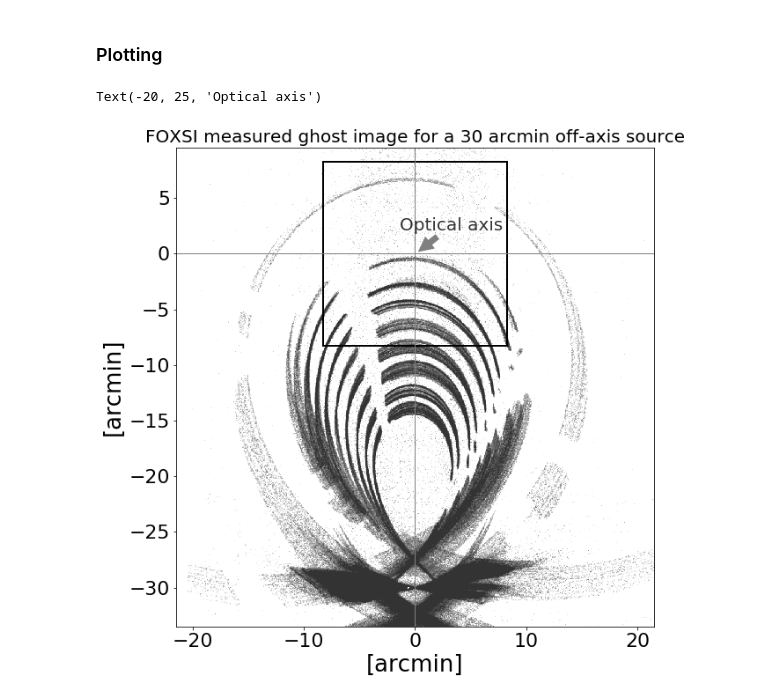
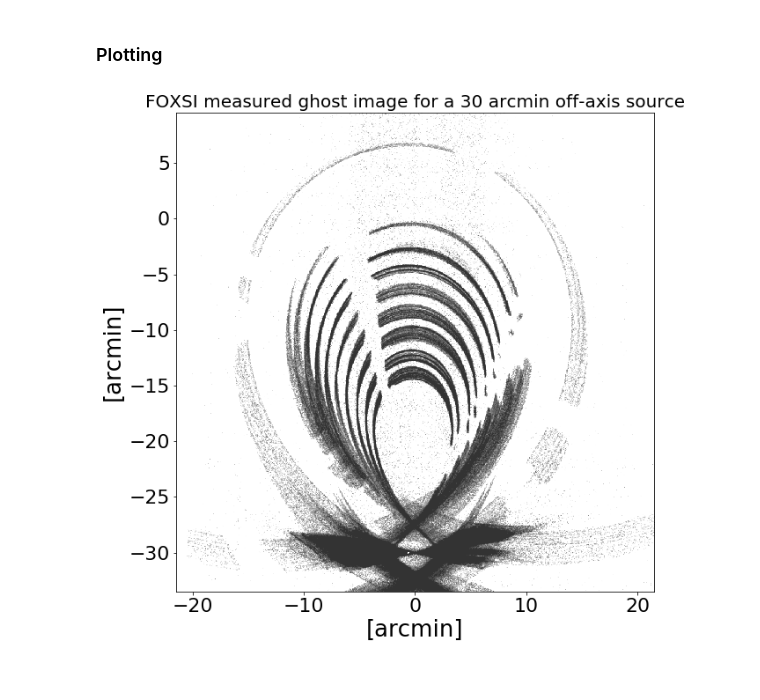
Before and after one commit to pymilo/Milo_FOXSI_Science, a Jupyter notebook: Paper_figures/Fig01b_Measured_Ghost_Rays.ipynb, the cells around one changed output. Saved outputs shown, nothing was run; the diff lists cells and outputs as text; code cells hidden in the pictures.

```diff
--- a/Paper_figures/Fig01b_Measured_Ghost_Rays.ipynb
+++ b/Paper_figures/Fig01b_Measured_Ghost_Rays.ipynb
@@ -86,27 +86,26 @@ DX2_X0_Ym30 = skimage.transform.rotate(((DX2_X0_Ym30-X4Darks)/(DX2_X0_Ym30-X4Dar
 # %%
 '''Plotting'''
 fig = plt.figure(figsize=(10,10))
 ax = fig.add_subplot(111, aspect='equal')
 
 ax.imshow(DX2_X0_Ym30, origin='lower',cmap=tblack,
            norm=matplotlib.colors.LogNorm(),
           extent=[-X0*s.value+X,(-X0+resol)*s.value+X,-Y0*s.value+Y,(-Y0+resol)*s.value+Y],
           vmin=0.0025,vmax=0.02)
 
-rect = patches.Rectangle((-8.25,-8.25),16.5,16.5,linewidth=2,edgecolor='k',facecolor='none')
-ax.add_patch(rect)
+#rect = patches.Rectangle((-8.25,-8.25),16.5,16.5,linewidth=2,edgecolor='k',facecolor='none')
+#ax.add_patch(rect)
 ax.set_xlim((-21.5,21.5))
 ax.set_ylim((-33.5,9.5))
 ax.set_xlabel('[arcmin]',fontsize=26)
 ax.set_ylabel('[arcmin]',fontsize=26)
 ax.set_title('FOXSI measured ghost image for a 30 arcmin off-axis source', fontsize=20)
 ax.tick_params(labelsize=22)
-ax.axvline(0,color='grey',linewidth=1)
-ax.axhline(0,color='grey',linewidth=1)
-ax.annotate('Optical axis',xy=[.2,0.1],xytext=(-20, 25),color='black',alpha=0.8,fontsize=20,
-            textcoords='offset points',arrowprops=dict(
-            arrowstyle='simple,tail_width=0.3,head_width=0.8,head_length=0.8',
-            facecolor='grey',ec='grey',))
+#ax.axvline(0,color='grey',linewidth=1)
+#ax.axhline(0,color='grey',linewidth=1)
+#ax.annotate('Optical axis',xy=[.2,0.1],xytext=(-20, 25),color='black',alpha=0.8,fontsize=20,
+#            textcoords='offset points',arrowprops=dict(
+#            arrowstyle='simple,tail_width=0.3,head_width=0.8,head_length=0.8',
+#            facecolor='grey',ec='grey',))
 # %% [output]
-Text(-20, 25, 'Optical axis')
-[figure, old version]
+[figure, new version]
```
Also changed, not shown: 2 other files.
